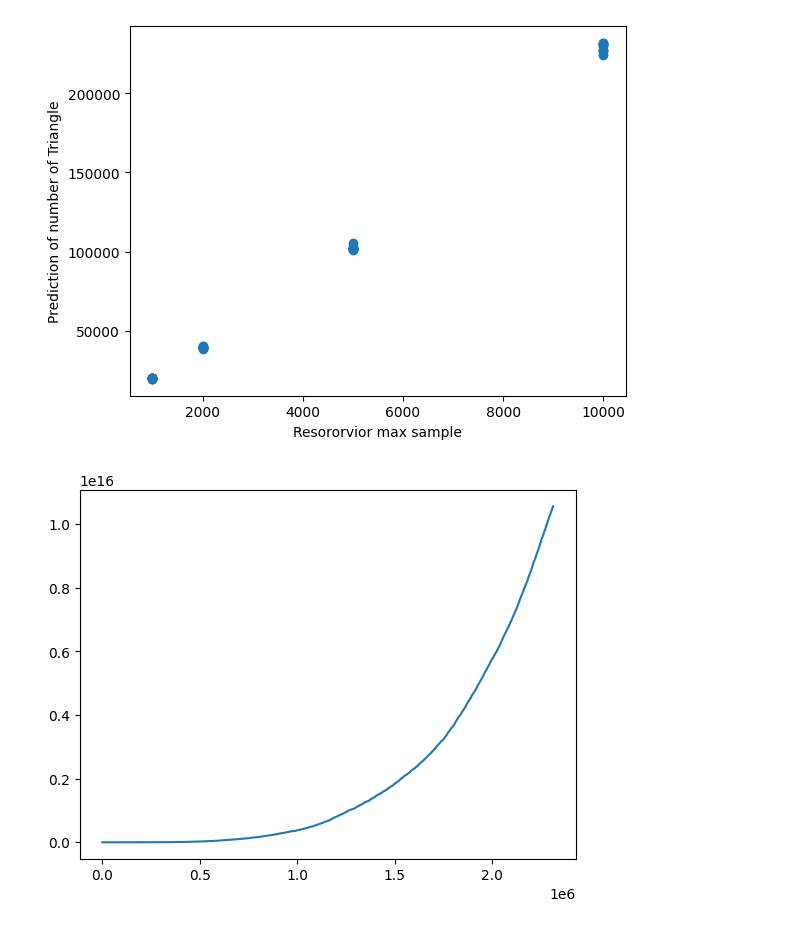
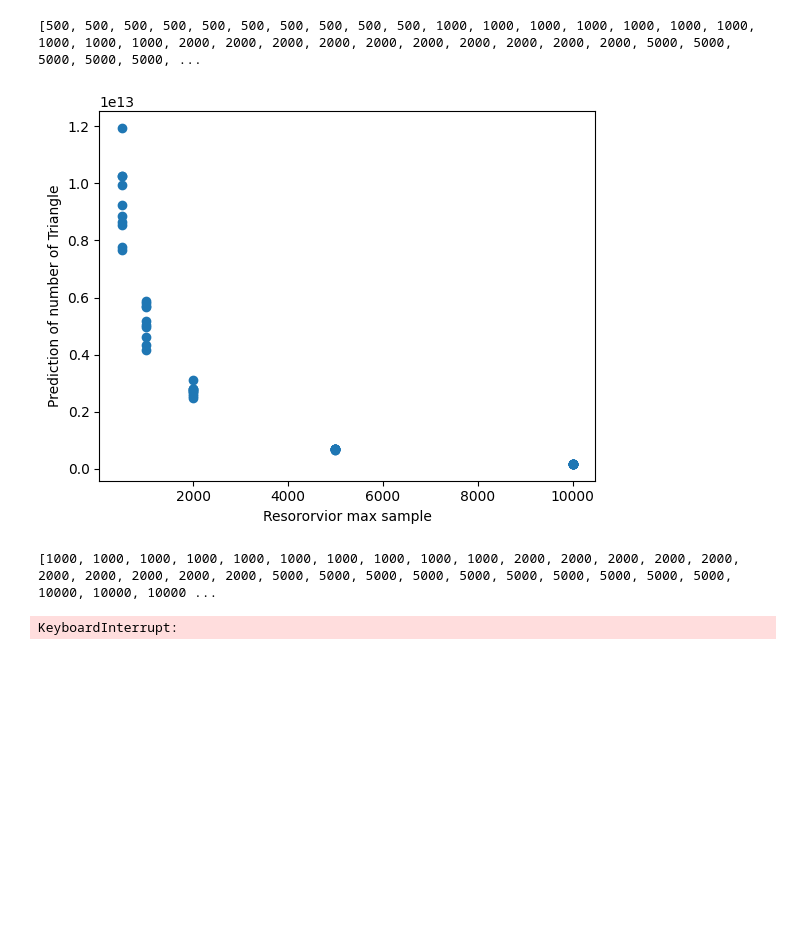
Before and after one commit to zhanglinyi1999/Datamining_HW3, a Jupyter notebook: src/lab3.ipynb, the cells around one changed output. Drawn from its saved outputs; the diff is of its cells as text; code cells hidden in the pictures; blank space fills up the shorter version.

```diff
--- a/src/lab3.ipynb
+++ b/src/lab3.ipynb
@@ -187,0 +194,18 @@ class Triest_base:
+# %%
+Ms=[500,1000,2000,5000,10000]
+test=10
+X=[i for i in Ms for _ in range(test)]
+print(X)
+Y=[]
+for M in Ms:
+    for _ in tqdm.tqdm(range(test)):
+        algor=Triest_base(M=M)
+
+        Y.append(algor.insert(data_path))
+plt.scatter(X,Y)
+plt.xlabel("Resororvior max sample")
+plt.ylabel("Prediction of number of Triangle")
+plt.show()
+# %% [output]
+[500, 500, 500, 500, 500, 500, 500, 500, 500, 500, 1000, 1000, 1000, 1000, 1000, 1000, 1000, 1000, 1000, 1000, 2000, 2000, 2000, 2000, 2000, 2000, 2000, 2000, 2000, 2000, 5000, 5000, 5000, 5000, 5000, ...
+[figure, added]
@@ -188,10 +259,11 @@ class Triest_base:
 # %%
 Ms=[1000,2000,5000,10000]
-X=[[1000]*10,[2000]*10,[5000]*10,[10000]*10]
+X=[1000]*10+[2000]*10+[5000]*10+[10000]*10
+print(X)
 Y=[]
 for M in Ms:
     for _ in tqdm.tqdm(range(10)):
-        algor=Triest_base(M=M)
+        algor=TRIEST_IMPR(M=M)
         algor.insert(data_path)
         Y.append(algor.tau)
 plt.scatter(X,Y)
@@ -199,4 +271,5 @@ plt.xlabel("Resororvior max sample")
 plt.ylabel("Prediction of number of Triangle")
 plt.show()
 # %% [output]
-[figure, removed]
+[1000, 1000, 1000, 1000, 1000, 1000, 1000, 1000, 1000, 1000, 2000, 2000, 2000, 2000, 2000, 2000, 2000, 2000, 2000, 2000, 5000, 5000, 5000, 5000, 5000, 5000, 5000, 5000, 5000, 5000, 10000, 10000, 10000 ...
+KeyboardInterrupt:
@@ -255,5 +275,0 @@ class TRIEST_IMPR:
-# %%
-algor=TRIEST_IMPR(M=1000)
-algor.insert(data_path)
-# %% [output]
-[figure, removed]
```
Also changed, not shown: parts of 6 cells of this notebook.
